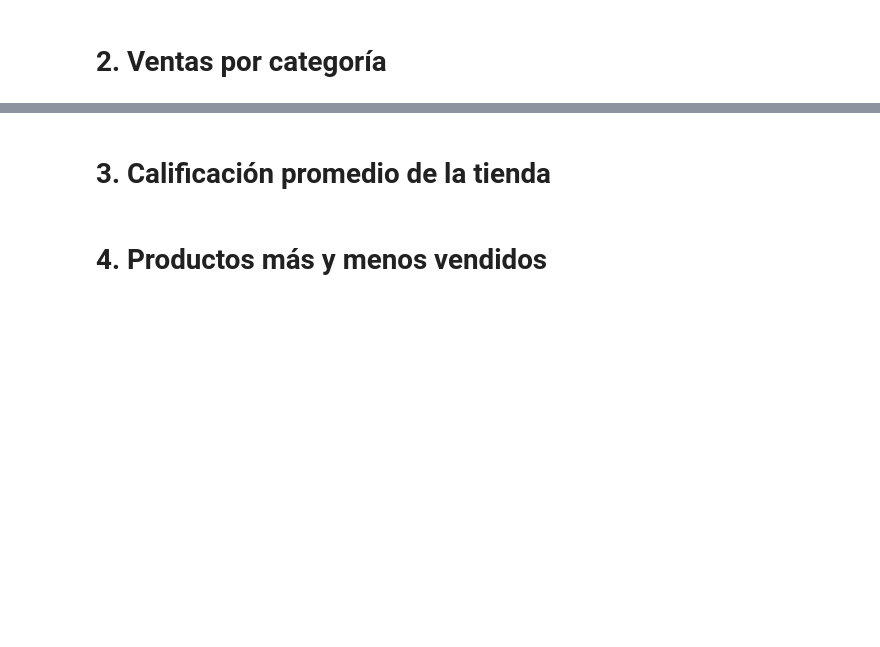
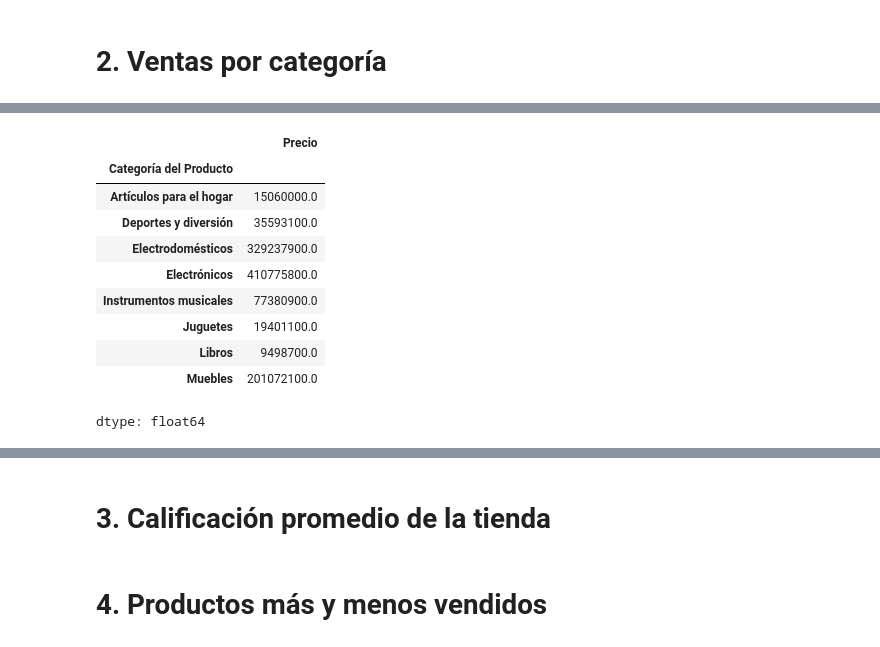
Before and after one commit to Gaby46Pe/AprendiendoGit, a Jupyter notebook: AluraStoreLatam.ipynb, the cells around one changed output, grey strips where cells are left out. Saved outputs shown, nothing was run; the diff lists cells and outputs as text; code cells hidden in the pictures; blank space fills up the shorter version.

```diff
--- a/AluraStoreLatam.ipynb
+++ b/AluraStoreLatam.ipynb
@@ -249,0 +285,14 @@ np.float64(1038375700.0)
+# %%
+tienda3.groupby('Categoría del Producto')['Precio'].sum()
+# %% [output]
+|  | Precio |
+| Categoría del Producto |  |
+| Artículos para el hogar | 15060000.0 |
+| Deportes y diversión | 35593100.0 |
+| Electrodomésticos | 329237900.0 |
+| Electrónicos | 410775800.0 |
+| Instrumentos musicales | 77380900.0 |
+| Juguetes | 19401100.0 |
+| Libros | 9498700.0 |
+| Muebles | 201072100.0 |
+dtype: float64
```
Also changed, not shown: parts of 6 cells of this notebook.
